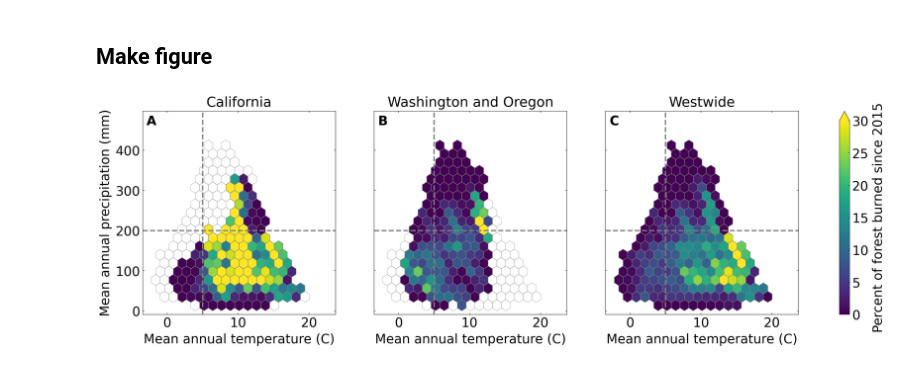
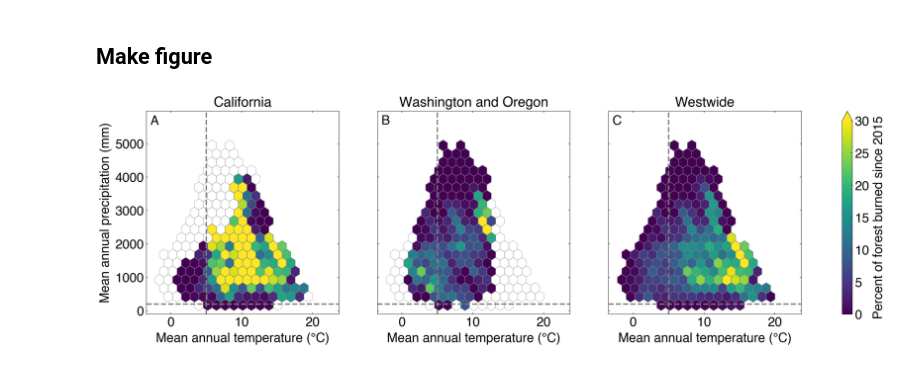
Before and after one commit to carbonplan/western-us-biomass, a Jupyter notebook: nbs/4_make_figures/supplement/Figure_S_percent_burned.ipynb, the cells around one changed output. Cells and saved outputs as stored; diff of their text form; code cells hidden in the pictures.

```diff
--- a/nbs/4_make_figures/supplement/Figure_S_percent_burned.ipynb
+++ b/nbs/4_make_figures/supplement/Figure_S_percent_burned.ipynb
@@ -17,7 +17,7 @@ figure_settings.apply_style()
 ## Load data
 # %%
 tmean_forest = xr.open_dataset(DATA_DIR + "tmean_forest.nc")["tmean_forest"]
-ppt_forest = xr.open_dataset(DATA_DIR + "ppt_forest.nc")["ppt_forest"]
+ppt_forest = xr.open_dataset(DATA_DIR + "ppt_forest.nc")["ppt_forest"] * 12
 recent_burn = xr.open_dataset(DATA_DIR + "recent_burn.nc")["recent_burn"]
 
 CA_boundary = gpd.read_file(DATA_DIR + "CA_boundary.gpkg")
@@ -72,33 +72,33 @@ axes[1].hexbin(
     vmax=30,
     edgecolors="gray",
     extent=extent,
 )
 axes[1].set_title("Washington and Oregon")
 
 # Westwide
 im = axes[2].hexbin(
     x=x_all,
     y=y_all,
     C=recent_burn.values.flatten() * 100,
     gridsize=20,
     mincnt=25,
     vmax=30,
     edgecolors="gray",
     extent=extent,
 )
 axes[2].set_title("Westwide")
 
 # Axis labels
 for ax in axes:
-    ax.set_xlabel("Mean annual temperature (C)")
+    ax.set_xlabel("Mean annual temperature (°C)")
 axes[0].set_ylabel("Mean annual precipitation (mm)")
 
 # Panel labels
 for ax, label in zip(axes, ["A", "B", "C"]):
     ax.text(0.02, 0.98, label, transform=ax.transAxes, fontweight="bold", va="top")
 
 fig.colorbar(im, ax=axes, extend="max", label="Percent of forest burned since 2015")
-plt.savefig(dir_info.dir_figures + "Figure_S_pct_forest_burned.jpg", dpi=300)
+plt.savefig(dir_info.dir_figures + "supp/Figure_S_pct_forest_burned.jpg", dpi=300)
 plt.show()
 # %% [output]
-[figure, old version]
+[figure, new version]
```
